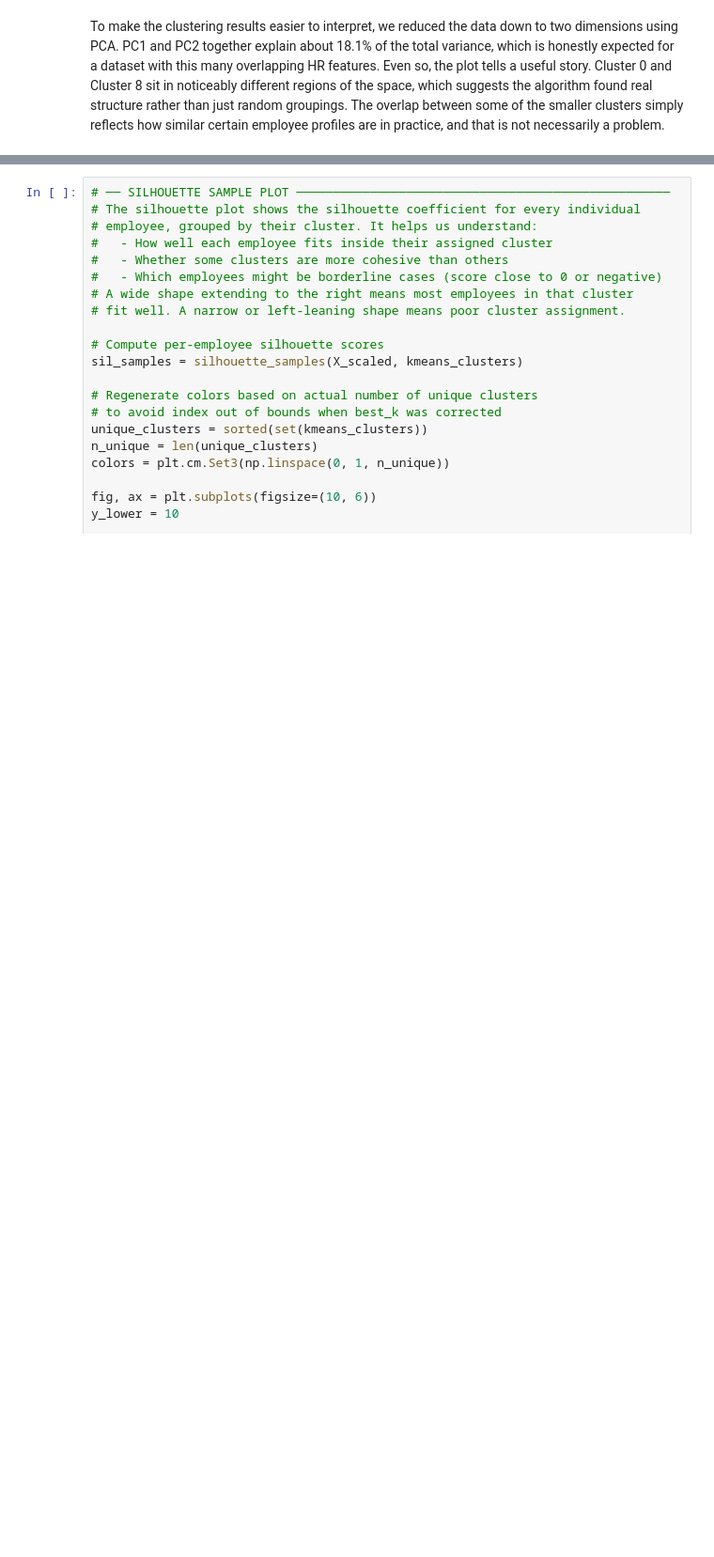
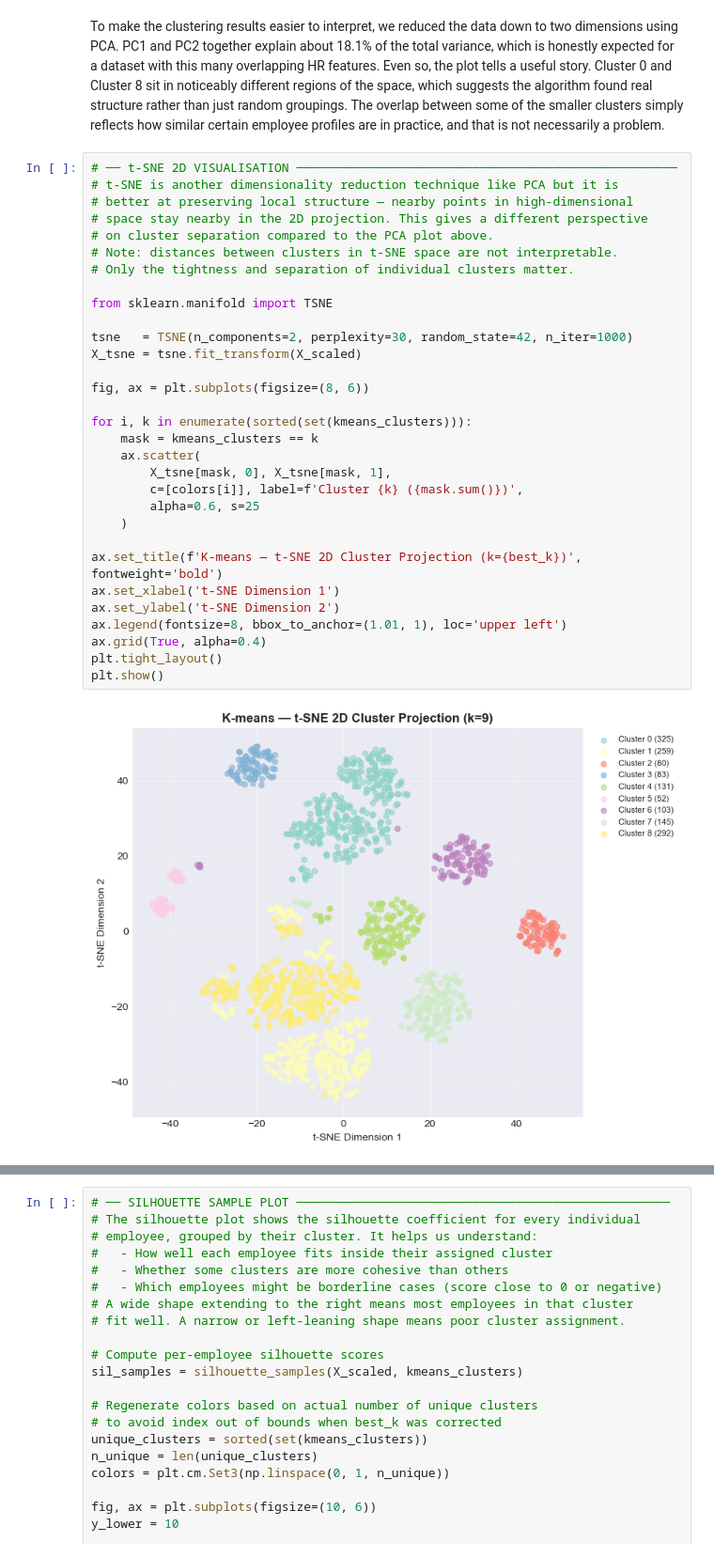
Before and after one commit to K0alaxy/SWE485-G2-Phase1, a Jupyter notebook: Phase2_Unsupervised_Learning.ipynb, the cells around one changed output, grey strips where cells are left out. Shown at 94% size. Saved outputs shown, nothing was run; the diff lists cells and outputs as text; blank space fills up the shorter version.

```diff
--- a/Phase2_Unsupervised_Learning.ipynb
+++ b/Phase2_Unsupervised_Learning.ipynb
@@ -907,3 +908,36 @@ regions of the space, which suggests the algorithm found real structure rather t
 just random groupings. The overlap between some of the smaller clusters simply
 reflects how similar certain employee profiles are in practice, and that is not
 necessarily a problem.
+# %%
+# ── t-SNE 2D VISUALISATION ────────────────────────────────────────────────────
+# t-SNE is another dimensionality reduction technique like PCA but it is
+# better at preserving local structure — nearby points in high-dimensional
+# space stay nearby in the 2D projection. This gives a different perspective
+# on cluster separation compared to the PCA plot above.
+# Note: distances between clusters in t-SNE space are not interpretable.
+# Only the tightness and separation of individual clusters matter.
+
+from sklearn.manifold import TSNE
+
+tsne   = TSNE(n_components=2, perplexity=30, random_state=42, n_iter=1000)
+X_tsne = tsne.fit_transform(X_scaled)
+
+fig, ax = plt.subplots(figsize=(8, 6))
+
+for i, k in enumerate(sorted(set(kmeans_clusters))):
+    mask = kmeans_clusters == k
+    ax.scatter(
+        X_tsne[mask, 0], X_tsne[mask, 1],
+        c=[colors[i]], label=f'Cluster {k} ({mask.sum()})',
+        alpha=0.6, s=25
+    )
+
+ax.set_title(f'K-means — t-SNE 2D Cluster Projection (k={best_k})', fontweight='bold')
+ax.set_xlabel('t-SNE Dimension 1')
+ax.set_ylabel('t-SNE Dimension 2')
+ax.legend(fontsize=8, bbox_to_anchor=(1.01, 1), loc='upper left')
+ax.grid(True, alpha=0.4)
+plt.tight_layout()
+plt.show()
+# %% [output]
+[figure, added]
```
Also changed, not shown: parts of 4 cells of this notebook.
